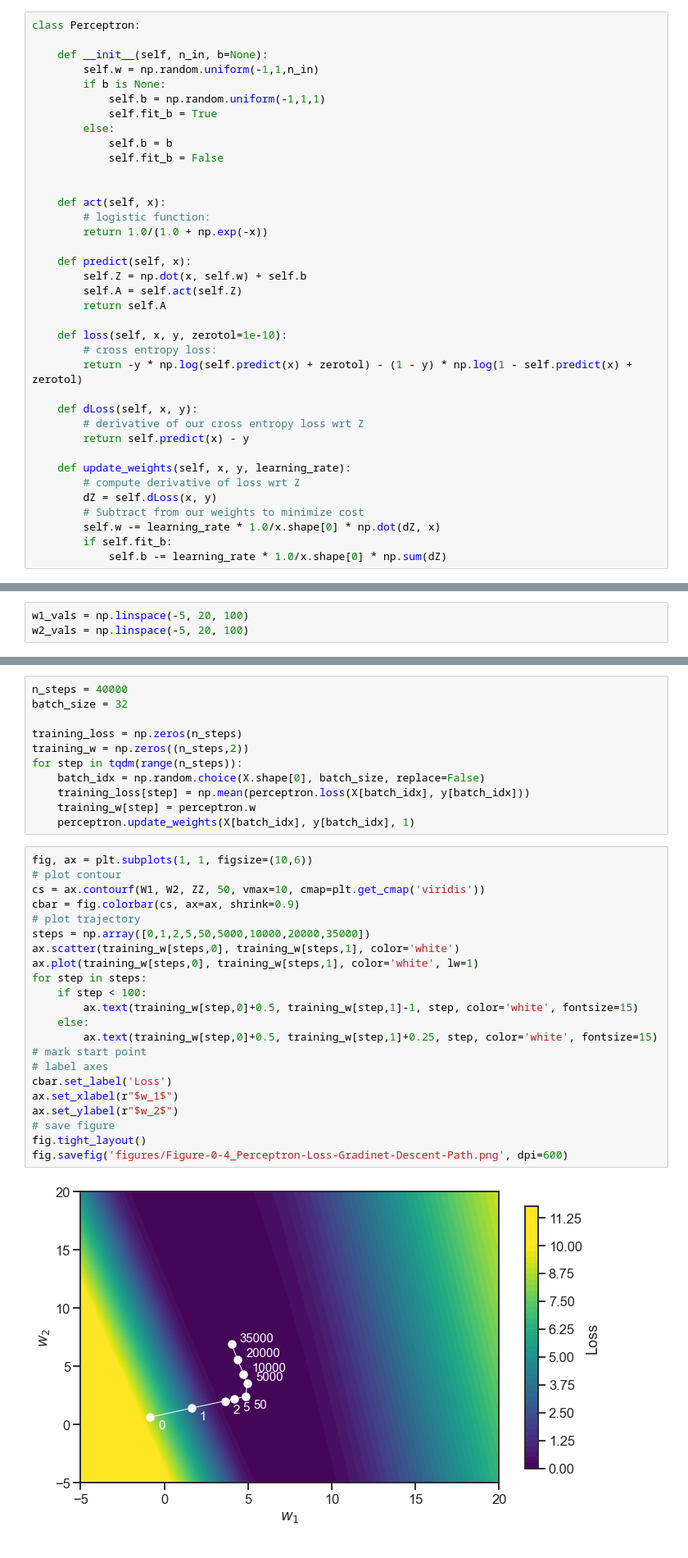
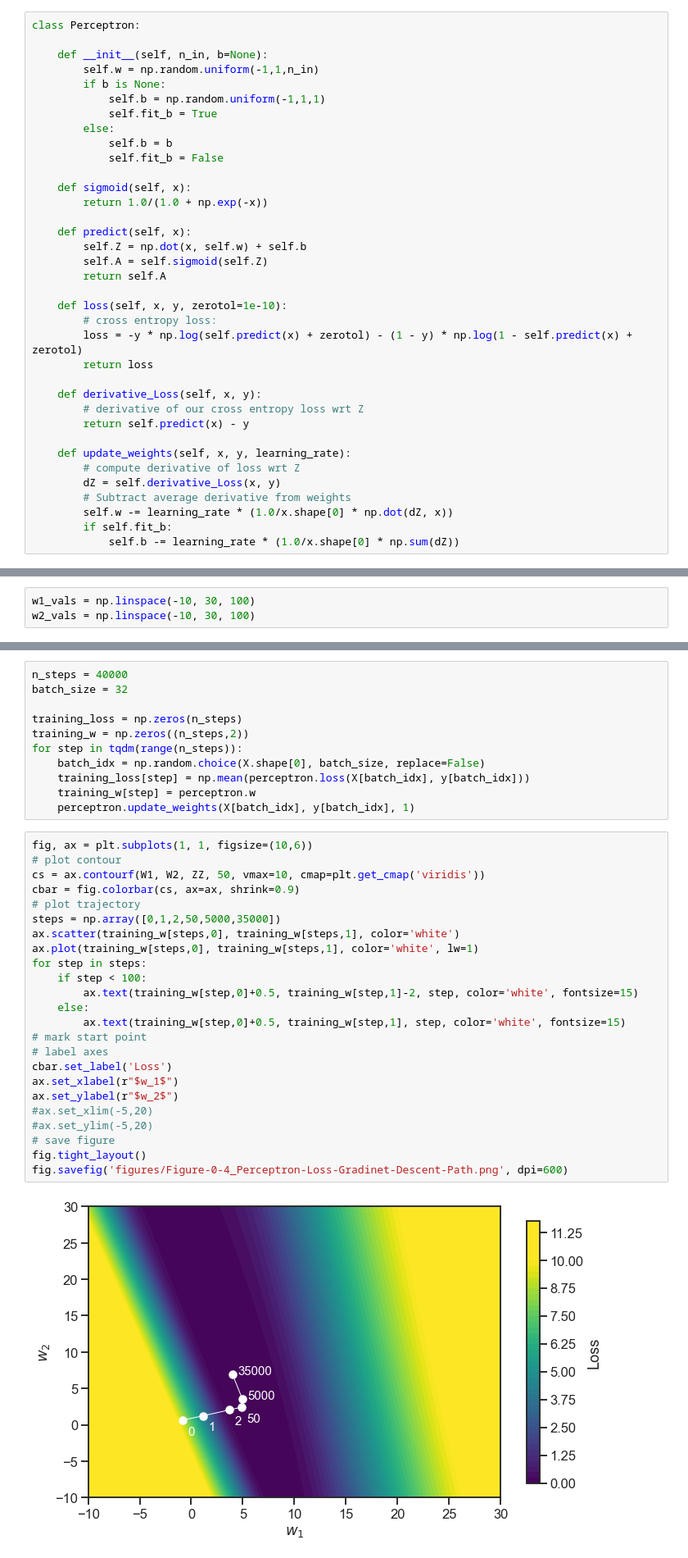
Before and after one commit to athms/deep-learning-basics, a Jupyter notebook: 0-Perceptron-Gradient-Descent.ipynb, the cells around one changed output, grey strips where cells are left out. Shown at 82% size. Drawn from its saved outputs; the diff is of its cells as text.

```diff
--- a/0-Perceptron-Gradient-Descent.ipynb
+++ b/0-Perceptron-Gradient-Descent.ipynb
@@ -110,28 +109,27 @@ class Perceptron:
             self.b = b
             self.fit_b = False
 
-
-    def act(self, x):
-        # logistic function:
+    def sigmoid(self, x):
         return 1.0/(1.0 + np.exp(-x))
 
     def predict(self, x):
         self.Z = np.dot(x, self.w) + self.b
-        self.A = self.act(self.Z)
+        self.A = self.sigmoid(self.Z)
         return self.A
 
     def loss(self, x, y, zerotol=1e-10):
         # cross entropy loss:
-        return -y * np.log(self.predict(x) + zerotol) - (1 - y) * np.log(1 - self.predict(x) + zerotol)
+        loss = -y * np.log(self.predict(x) + zerotol) - (1 - y) * np.log(1 - self.predict(x) + zerotol)
+        return loss
 
-    def dLoss(self, x, y):
+    def derivative_Loss(self, x, y):
         # derivative of our cross entropy loss wrt Z
         return self.predict(x) - y
 
     def update_weights(self, x, y, learning_rate):
         # compute derivative of loss wrt Z
-        dZ = self.dLoss(x, y)
-        # Subtract from our weights to minimize cost
-        self.w -= learning_rate * 1.0/x.shape[0] * np.dot(dZ, x)
+        dZ = self.derivative_Loss(x, y)
+        # Subtract average derivative from weights
+        self.w -= learning_rate * (1.0/x.shape[0] * np.dot(dZ, x))
         if self.fit_b:
-            self.b -= learning_rate * 1.0/x.shape[0] * np.sum(dZ)
+            self.b -= learning_rate * (1.0/x.shape[0] * np.sum(dZ))
@@ -142,8 +140,8 @@ np.random.seed(4321)
 perceptron = Perceptron(n_in=2, b=-15)
 w_start = np.array(perceptron.w)
 # %%
-w1_vals = np.linspace(-5, 20, 100)
-w2_vals = np.linspace(-5, 20, 100)
+w1_vals = np.linspace(-10, 30, 100)
+w2_vals = np.linspace(-10, 30, 100)
 # %%
 W1, W2 = np.meshgrid(w1_vals, w2_vals)
 grid_r, grid_c = W1.shape
@@ -202,25 +202,27 @@ for step in tqdm(range(n_steps)):
 # %%
 fig, ax = plt.subplots(1, 1, figsize=(10,6))
 # plot contour
 cs = ax.contourf(W1, W2, ZZ, 50, vmax=10, cmap=plt.get_cmap('viridis'))
 cbar = fig.colorbar(cs, ax=ax, shrink=0.9)
 # plot trajectory
-steps = np.array([0,1,2,5,50,5000,10000,20000,35000])
+steps = np.array([0,1,2,50,5000,35000])
 ax.scatter(training_w[steps,0], training_w[steps,1], color='white')
 ax.plot(training_w[steps,0], training_w[steps,1], color='white', lw=1)
 for step in steps:
     if step < 100:
-        ax.text(training_w[step,0]+0.5, training_w[step,1]-1, step, color='white', fontsize=15)
+        ax.text(training_w[step,0]+0.5, training_w[step,1]-2, step, color='white', fontsize=15)
     else:
-        ax.text(training_w[step,0]+0.5, training_w[step,1]+0.25, step, color='white', fontsize=15)
+        ax.text(training_w[step,0]+0.5, training_w[step,1], step, color='white', fontsize=15)
 # mark start point
 # label axes
 cbar.set_label('Loss')
 ax.set_xlabel(r"$w_1$")
 ax.set_ylabel(r"$w_2$")
+#ax.set_xlim(-5,20)
+#ax.set_ylim(-5,20)
 # save figure
 fig.tight_layout()
 fig.savefig('figures/Figure-0-4_Perceptron-Loss-Gradinet-Descent-Path.png', dpi=600)
 # %% [output]
-[figure, old version]
+[figure, new version]
 # %% [markdown]
```
Also changed, not shown: parts of 13 cells of this notebook.
